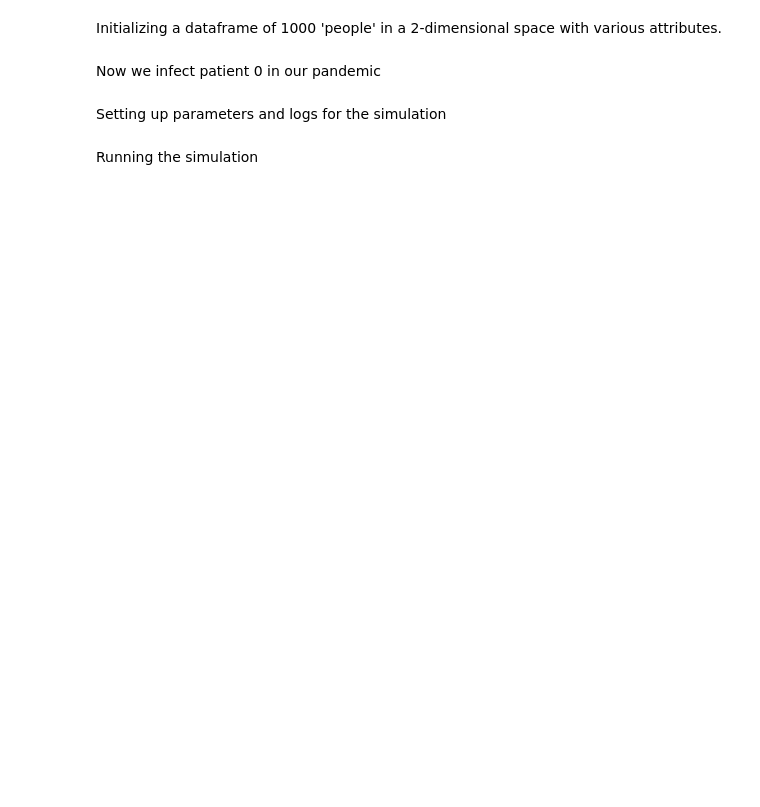
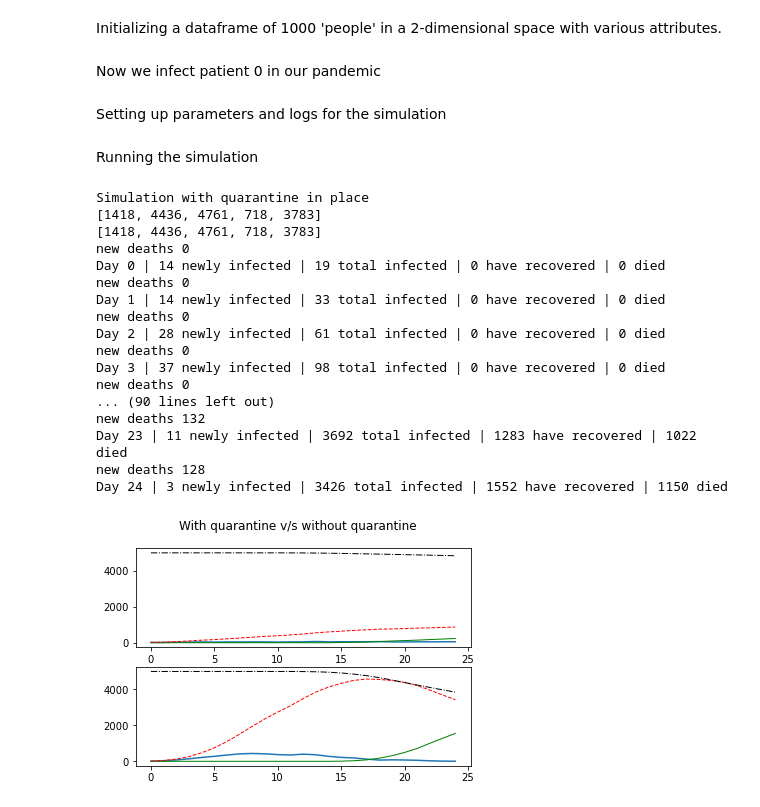
Before and after one commit to Prazhant/pandemic_simulation, a Jupyter notebook: Baseline_Pandemic_Simulation.ipynb, the cells around one changed output. Cells and saved outputs as stored; diff of their text form; code cells hidden in the pictures; blank space fills up the shorter version.

```diff
--- a/Baseline_Pandemic_Simulation.ipynb
+++ b/Baseline_Pandemic_Simulation.ipynb
@@ -58,7 +60,7 @@ def initialize():
     population = pd.DataFrame(list(zip(per_num, x_pos, y_pos, infected, time_infected, recovered, immune, alive)),
                               columns = ["per_num", "x_pos", "y_pos", "infected",
                                          "time_infected", "recovered", "immune","alive"])
-    rand=[randint(0, num_ppl) for p in range(0, 20)]
+    rand=[randint(0, num_ppl) for p in range(0, 5)]
     print(rand)
     population.loc[rand, 'infected'] = 1
     population.loc[rand, 'time_infected'] = 0
@@ -230,36 +232,55 @@ def simulate(population,axs,mtx0):
         results['new_infections'].append(new_infections)
         results['infected'].append(tot_infected)
         results['recovered'].append(tot_recovered)
         results['immune'].append(tot_immune)
         results['alive'].append(tot_alive)
         results['dead'].append(tot_dead)
         t12=timer()
     #     print("overall one day simulations:",t12-t11)
 
         print('Day {0} | {1} newly infected | {2} total infected | {3} have recovered | {4} died'.format(day, new_infections, tot_infected, tot_recovered , tot_dead))
     res=pd.DataFrame(results)
 #     display(res)
     now = datetime.now()
     axs.plot(results["day"], results["new_infections"],label="new_infections")
     axs.plot(results["day"], results["recovered"], color='green',linewidth=1.0,label="recovered")
     axs.plot(results["day"], results["infected"],color='red', linewidth=1.0, linestyle='--',label="infected")
     axs.plot(results["day"], results["alive"],color='black', linewidth=1.0, linestyle='-.',label="alive")
     res.to_csv('simulation'+now.strftime("%m_%d_%Y, %H:%M:%S")+'.csv', encoding='utf-8')
 
 fig, axs = plt.subplots(2)
 fig.suptitle('With quarantine v/s without quarantine')
 
-# print("Simulation with quarantine in place")
-# pop1=initialize()
-# mtx0=initiate_distance_matrix(pop1)
-# simulate(pop1,axs[0],mtx0)
+print("Simulation with quarantine in place")
+pop1=initialize()
+mtx0=initiate_distance_matrix(pop1)
+simulate(pop1,axs[0],mtx0)
 
 
 print("Simulation without quarantine in place")
 quarantine=False
 pop2=initialize()
 mtx1=initiate_distance_matrix(pop2)
 simulate(pop2,axs[1],mtx1)
 plt.show()
+# %% [output]
+Simulation with quarantine in place
+[1418, 4436, 4761, 718, 3783]
+[1418, 4436, 4761, 718, 3783]
+new deaths 0
+Day 0 | 14 newly infected | 19 total infected | 0 have recovered | 0 died
+new deaths 0
+Day 1 | 14 newly infected | 33 total infected | 0 have recovered | 0 died
+new deaths 0
+Day 2 | 28 newly infected | 61 total infected | 0 have recovered | 0 died
+new deaths 0
+Day 3 | 37 newly infected | 98 total infected | 0 have recovered | 0 died
+new deaths 0
+... (90 lines left out)
+new deaths 132
+Day 23 | 11 newly infected | 3692 total infected | 1283 have recovered | 1022 died
+new deaths 128
+Day 24 | 3 newly infected | 3426 total infected | 1552 have recovered | 1150 died
+[figure, added]
 # %%
 print(np.random.normal(movement,move_sdev)*(-1 + 2*np.random.binomial(1,0.5)))
```
Also changed, not shown: parts of 2 cells of this notebook, 3 other files.
